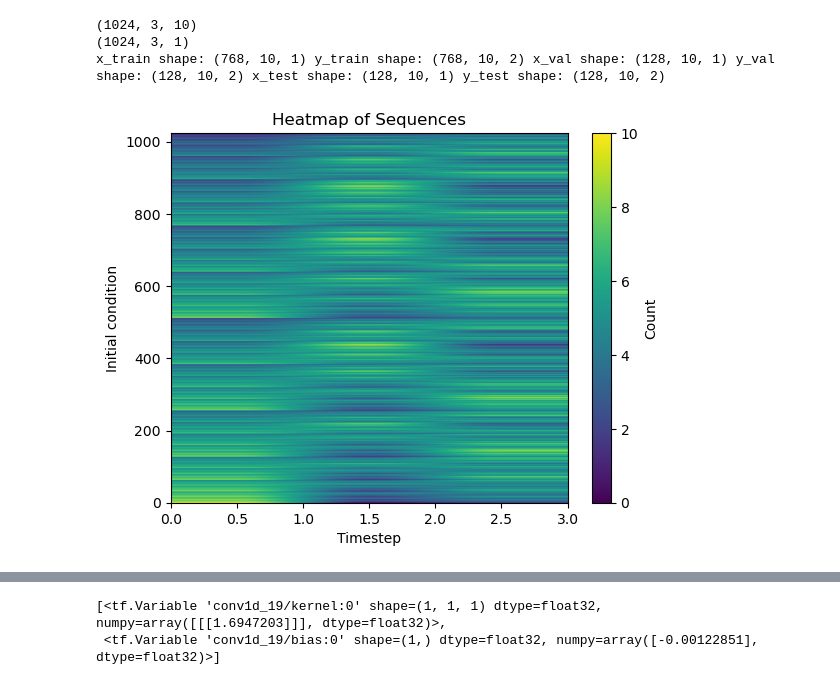
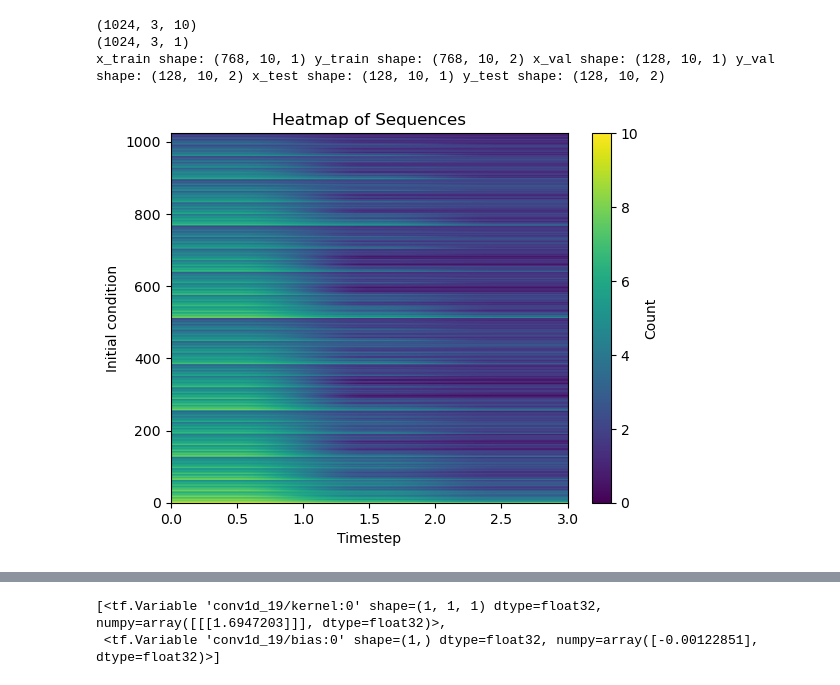
Before and after one commit to Everfade/CNNCAM, a Jupyter notebook: Learning1DCAM.ipynb, the cells around one changed output, grey strips where cells are left out. Saved outputs shown, nothing was run; the diff lists cells and outputs as text; code cells hidden in the pictures.

```diff
--- a/Learning1DCAM.ipynb
+++ b/Learning1DCAM.ipynb
@@ -67,7 +64,7 @@ sequence_length=MEMORY_CONSTANT*2
 ca = CaMemory1D(grid_size=gridsize , rule_type=RuleTypes.Default,
                 memory_type=MemoryTypes.Most_Frequent, memory_horizon=MEMORY_CONSTANT)
 
-ca.set_rule_number(30)
+ca.set_rule_number(130)
 sequences= np.array(ca.generate_training_data_sequences(x_values,sequence_length=sequence_length))
 
 print(sequences.shape)
@@ -79,34 +76,34 @@ collapsed_sequences_2d = np.squeeze(collapsed_sequences, axis=-1)
 plt.imshow(collapsed_sequences_2d, cmap='viridis', origin='upper',
            extent=[0, collapsed_sequences_2d.shape[1], 0, collapsed_sequences_2d.shape[0]],
            aspect='auto', vmin=0, vmax=gridsize)
 plt.colorbar(label='Count')
 plt.xlabel("Timestep")
 plt.ylabel("Initial condition")
 plt.title('Heatmap of Sequences')
 plt.savefig("Heatmap_rule30")
 
 
 np.random.shuffle(sequences)
 x_sequence=sequences[:,MEMORY_CONSTANT:MEMORY_CONSTANT*2,:]
 y_sequence=sequences[:,MEMORY_CONSTANT*2,:]
 x_sequence.reshape(-1,MEMORY_CONSTANT* gridsize,1)
 
 y_train =  tf.squeeze( tf.one_hot(tf.cast( y_sequence.reshape(-1,  gridsize,1), tf.int32), num_classes))
 x_train = x_sequence
 
 split_ratio = 0.25
 x_train_reshaped=[]
 for data_point in x_train:
     x_train_reshaped.append(np.transpose(data_point))
 x_train_reshaped=np.array(x_train_reshaped)
 x_train,y_train,x_val,y_val,x_test,y_test=split_dataset(x_train_reshaped,y_train)
 
 print("x_train shape:", x_train.shape, "y_train shape:", y_train.shape, "x_val shape:", x_val.shape, "y_val shape:", y_val.shape, "x_test shape:", x_test.shape, "y_test shape:", y_test.shape)
 # %% [output]
 (1024, 3, 10)
 (1024, 3, 1)
 x_train shape: (768, 10, 1) y_train shape: (768, 10, 2) x_val shape: (128, 10, 1) y_val shape: (128, 10, 2) x_test shape: (128, 10, 1) y_test shape: (128, 10, 2)
-[figure, old version]
+[figure, new version]
 # %%
 def get_model():
 
```
Also changed, not shown: parts of 10 cells of this notebook.
